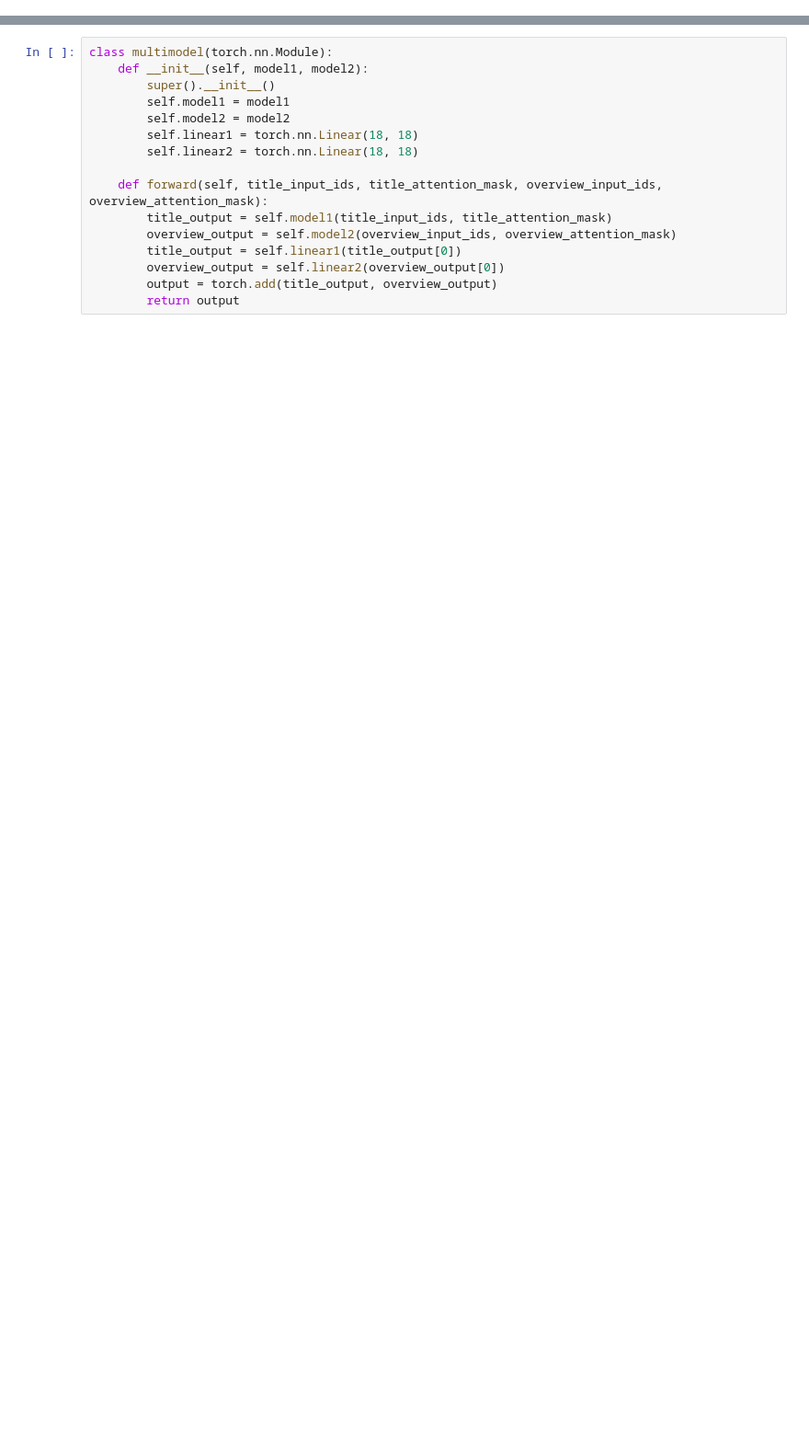
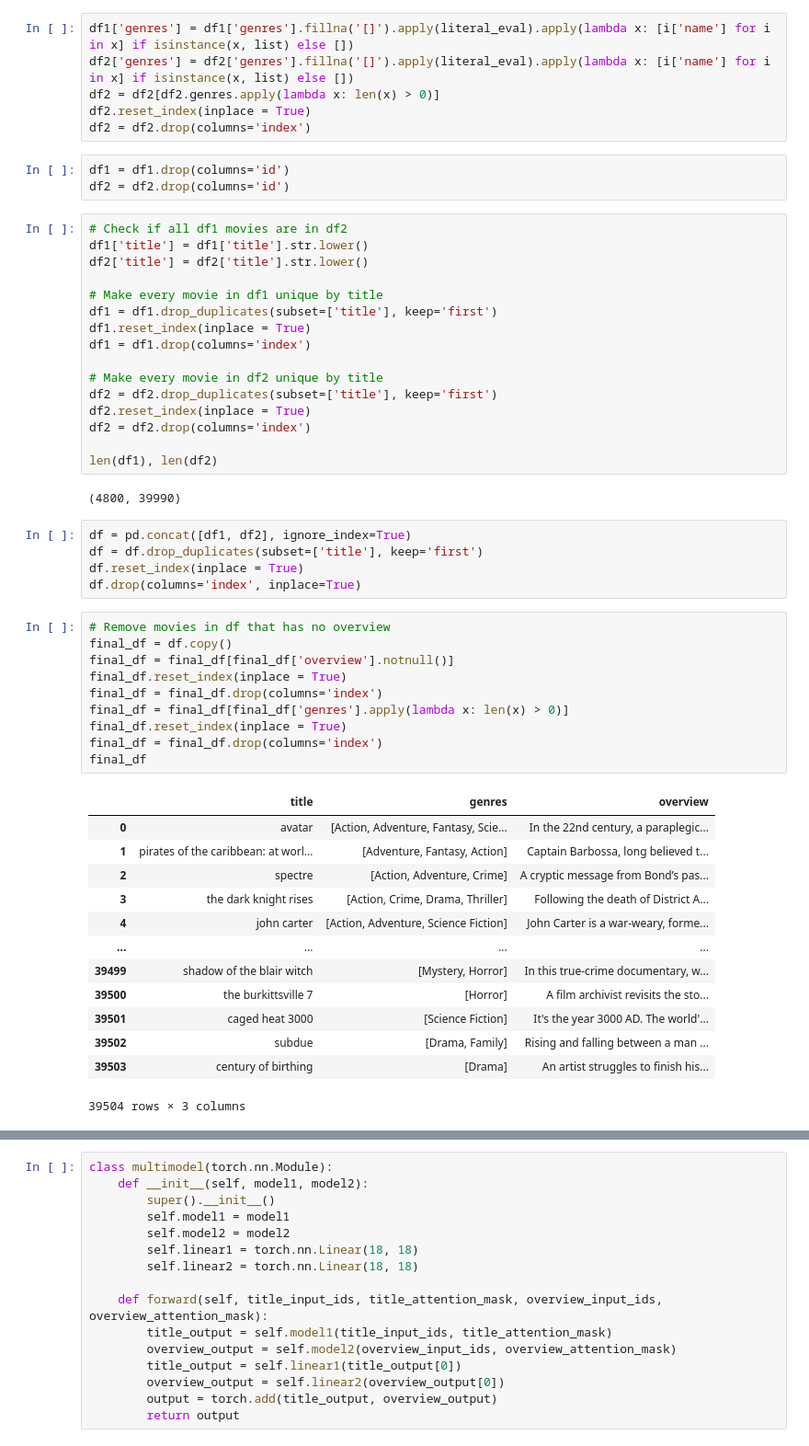
Before and after one commit to Tsun0193/ML-MovieGenre, a Jupyter notebook: test.ipynb, the cells around one changed output, grey strips where cells are left out. Shown: that part at 92% size. Drawn from its saved outputs; the diff is of its cells as text; blank space fills up the shorter version.

```diff
--- a/test.ipynb
+++ b/test.ipynb
@@ -8,3 +13,59 @@ from transformers import AutoTokenizer, DistilBertForSequenceClassification
+# %%
+df1['genres'] = df1['genres'].fillna('[]').apply(literal_eval).apply(lambda x: [i['name'] for i in x] if isinstance(x, list) else [])
+df2['genres'] = df2['genres'].fillna('[]').apply(literal_eval).apply(lambda x: [i['name'] for i in x] if isinstance(x, list) else [])
+df2 = df2[df2.genres.apply(lambda x: len(x) > 0)]
+df2.reset_index(inplace = True)
+df2 = df2.drop(columns='index')
+# %%
+df1 = df1.drop(columns='id')
+df2 = df2.drop(columns='id')
+# %%
+# Check if all df1 movies are in df2
+df1['title'] = df1['title'].str.lower()
+df2['title'] = df2['title'].str.lower()
+
+# Make every movie in df1 unique by title
+df1 = df1.drop_duplicates(subset=['title'], keep='first')
+df1.reset_index(inplace = True)
+df1 = df1.drop(columns='index')
+
+# Make every movie in df2 unique by title
+df2 = df2.drop_duplicates(subset=['title'], keep='first')
+df2.reset_index(inplace = True)
+df2 = df2.drop(columns='index')
+
+len(df1), len(df2)
+# %% [output]
+(4800, 39990)
+# %%
+df = pd.concat([df1, df2], ignore_index=True)
+df = df.drop_duplicates(subset=['title'], keep='first')
+df.reset_index(inplace = True)
+df.drop(columns='index', inplace=True)
+# %%
+# Remove movies in df that has no overview
+final_df = df.copy()
+final_df = final_df[final_df['overview'].notnull()]
+final_df.reset_index(inplace = True)
+final_df = final_df.drop(columns='index')
+final_df = final_df[final_df['genres'].apply(lambda x: len(x) > 0)]
+final_df.reset_index(inplace = True)
+final_df = final_df.drop(columns='index')
+final_df
+# %% [output]
+|  | title | genres | overview |
+| 0 | avatar | [Action, Adventure, Fantasy, Scie... | In the 22nd century, a paraplegic... |
+| 1 | pirates of the caribbean: at worl... | [Adventure, Fantasy, Action] | Captain Barbossa, long believed t... |
+| 2 | spectre | [Action, Adventure, Crime] | A cryptic message from Bond’s pas... |
+| 3 | the dark knight rises | [Action, Crime, Drama, Thriller] | Following the death of District A... |
+| 4 | john carter | [Action, Adventure, Science Fiction] | John Carter is a war-weary, forme... |
+| ... | ... | ... | ... |
+| 39499 | shadow of the blair witch | [Mystery, Horror] | In this true-crime documentary, w... |
+| 39500 | the burkittsville 7 | [Horror] | A film archivist revisits the sto... |
+| 39501 | caged heat 3000 | [Science Fiction] | It's the year 3000 AD. The world'... |
+| 39502 | subdue | [Drama, Family] | Rising and falling between a man ... |
+| 39503 | century of birthing | [Drama] | An artist struggles to finish his... |
+39504 rows × 3 columns
 # %%
 genres = ["Crime", "Thriller", "Fantasy", "Horror", "Sci-Fi", "Comedy", "Documentary", "Adventure", "Film-Noir", "Animation", "Romance", "Drama", "Western", "Musical", "Action", "Mystery", "War", "Children\'s"]
 mapping = {}
```
Also changed, not shown: parts of 18 cells of this notebook, 1 other file.
